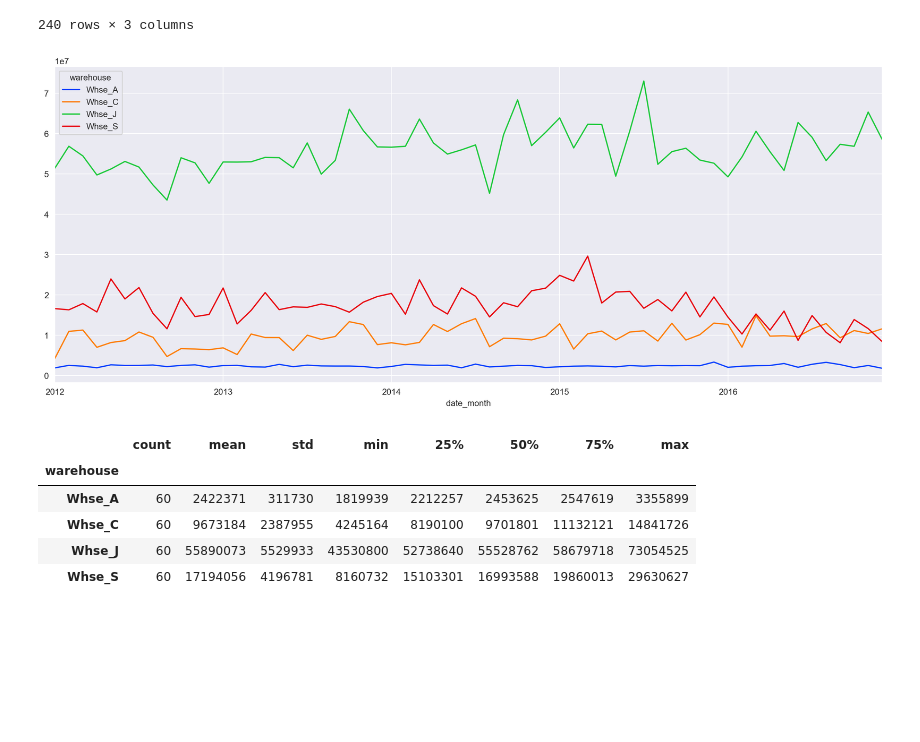
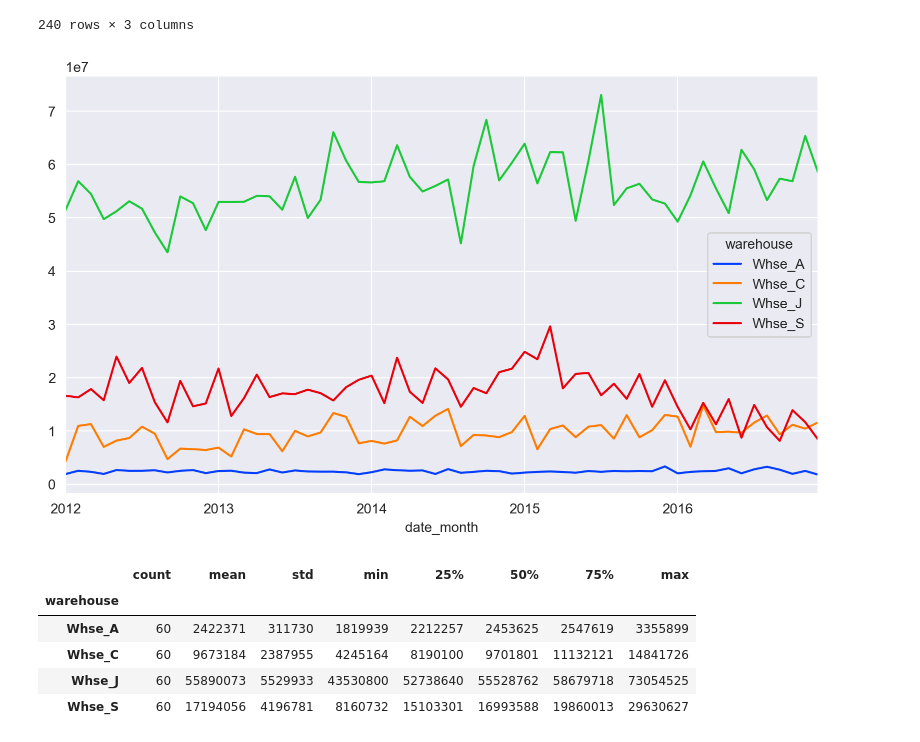
Before and after one commit to songhunhwa1/DS_demand_forecast, a Jupyter notebook: Forecast_Product_Demand/EDA.ipynb, the cells around one changed output. Drawn from its saved outputs; the diff is of its cells as text; code cells hidden in the pictures; blank space fills up the shorter version.

```diff
--- a/Forecast_Product_Demand/EDA.ipynb
+++ b/Forecast_Product_Demand/EDA.ipynb
@@ -104,10 +250,10 @@ df1
 240 rows × 3 columns
 # %%
 # 센터별 월별 주문수 전체 트렌드
-df1.groupby(['date_month','warehouse']).order.sum().unstack().plot(figsize=(14,6))
+df1.groupby(['date_month','warehouse']).order.sum().unstack().plot(figsize=(8,5))
 plt.tight_layout()
 # %% [output]
-[figure, old version]
+[figure, new version]
 # %%
 df1.groupby("warehouse").order.describe().astype(int)
 # %% [output]
```
Also changed, not shown: parts of 16 cells of this notebook.
